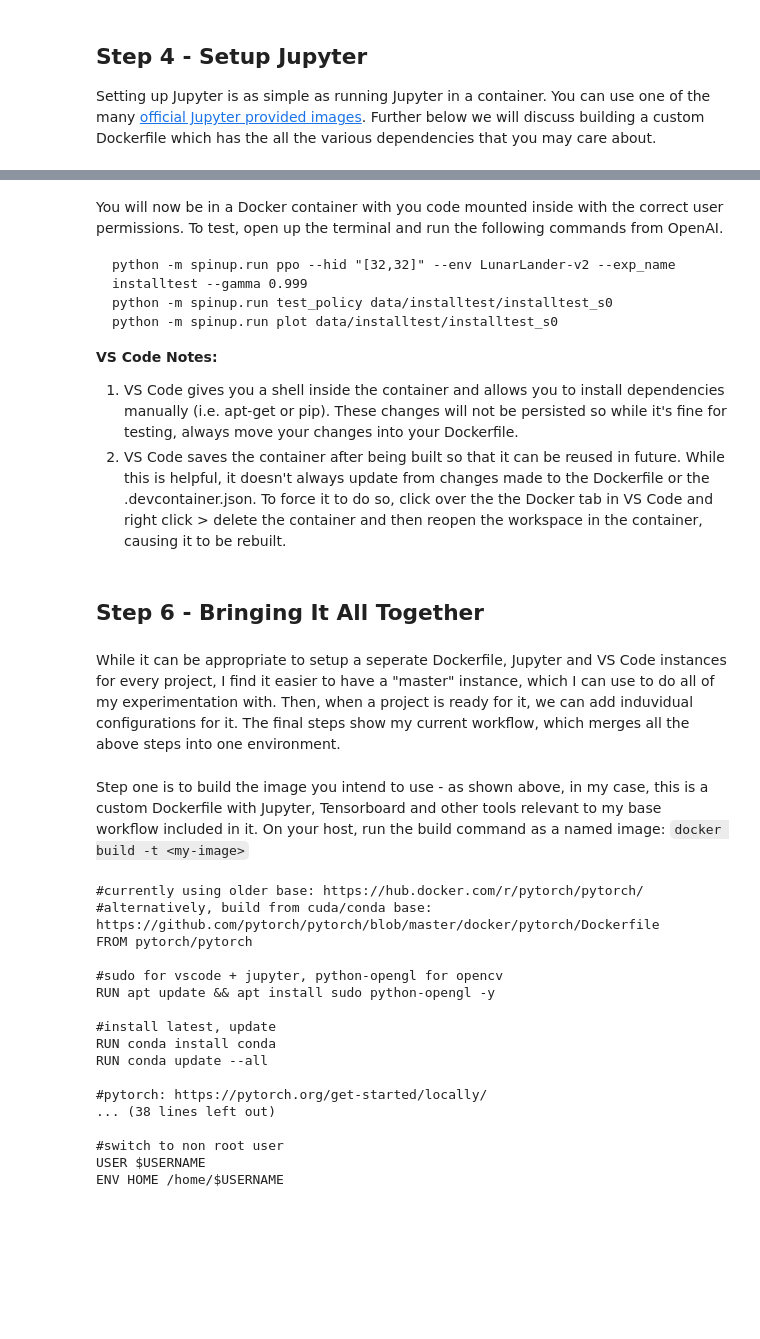
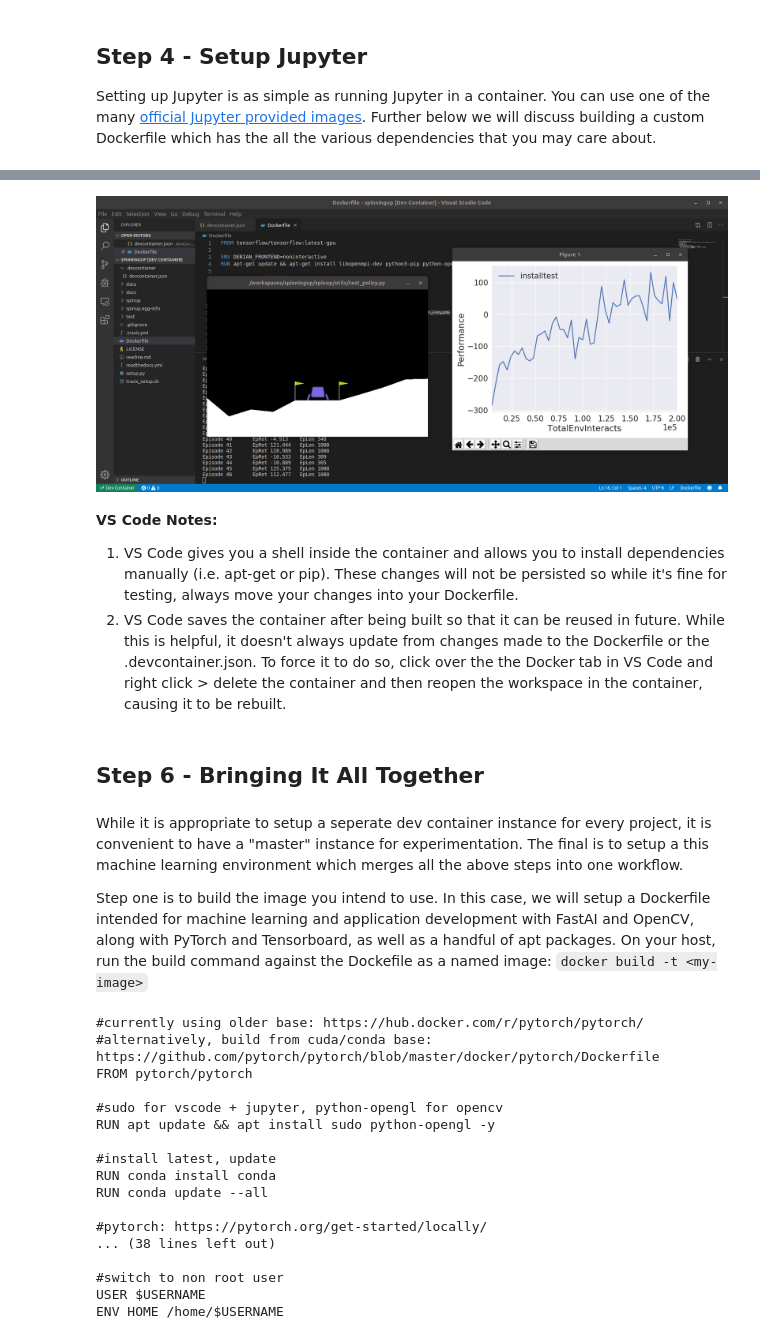
Before and after one commit to 0x6b756d6172/workflow, a Jupyter notebook: blog.ipynb, the cells around one changed output, grey strips where cells are left out. Drawn from its saved outputs; the diff is of its cells as text; code cells hidden in the pictures; blank space fills up the shorter version.

````diff
--- a/blog.ipynb
+++ b/blog.ipynb
@@ -185,21 +187,18 @@ ENV HOME /home/$USERNAME
+# %%
+#image-show-output
+Image(filename='images/spinningup.png')
+# %% [output]
+[figure, added]
 # %% [markdown]
-You will now be in a Docker container with you code mounted inside with the correct user permissions. To test, open up the terminal and run the following commands from OpenAI.
-
-```
-python -m spinup.run ppo --hid "[32,32]" --env LunarLander-v2 --exp_name installtest --gamma 0.999
-python -m spinup.run test_policy data/installtest/installtest_s0
-python -m spinup.run plot data/installtest/installtest_s0
-```
-
 **VS Code Notes:**
 1. VS Code gives you a shell inside the container and allows you to install dependencies manually (i.e. apt-get or pip). These changes will not be persisted so while it's fine for testing, always move your changes into your Dockerfile.
 1. VS Code saves the container after being built so that it can be reused in future. While this is helpful, it doesn't always update from changes made to the Dockerfile or the .devcontainer.json. To force it to do so, click over the the Docker tab in VS Code and right click > delete the container and then reopen the workspace in the container, causing it to be rebuilt.
 # %% [markdown]
 ## Step 6 - Bringing It All Together
-# %% [markdown]
-While it can be appropriate to setup a seperate Dockerfile, Jupyter and VS Code instances for every project, I find it easier to have a "master" instance, which I can use to do all of my experimentation with. Then, when a project is ready for it, we can add induvidual configurations for it. The final steps show my current workflow, which merges all the above steps into one environment.
-# %% [markdown]
-Step one is to build the image you intend to use - as shown above, in my case, this is a custom Dockerfile with Jupyter, Tensorboard and other tools relevant to my base workflow included in it. On your host, run the build command as a named image: `docker build -t <my-image>`
+# %% [markdown]
+While it is appropriate to setup a seperate dev container instance for every project, it is convenient to have a "master" instance for experimentation. The final is to setup a this machine learning environment which merges all the above steps into one workflow.
+
+Step one is to build the image you intend to use. In this case, we will setup a Dockerfile intended for machine learning and application development with FastAI and OpenCV, along with PyTorch and Tensorboard, as well as a handful of apt packages. On your host, run the build command against the Dockefile as a named image: `docker build -t <my-image>`
 # %%
 #code-show-output
 print(open('Dockerfile').read())
````
Also changed, not shown: parts of 21 cells of this notebook, 5 other files.
